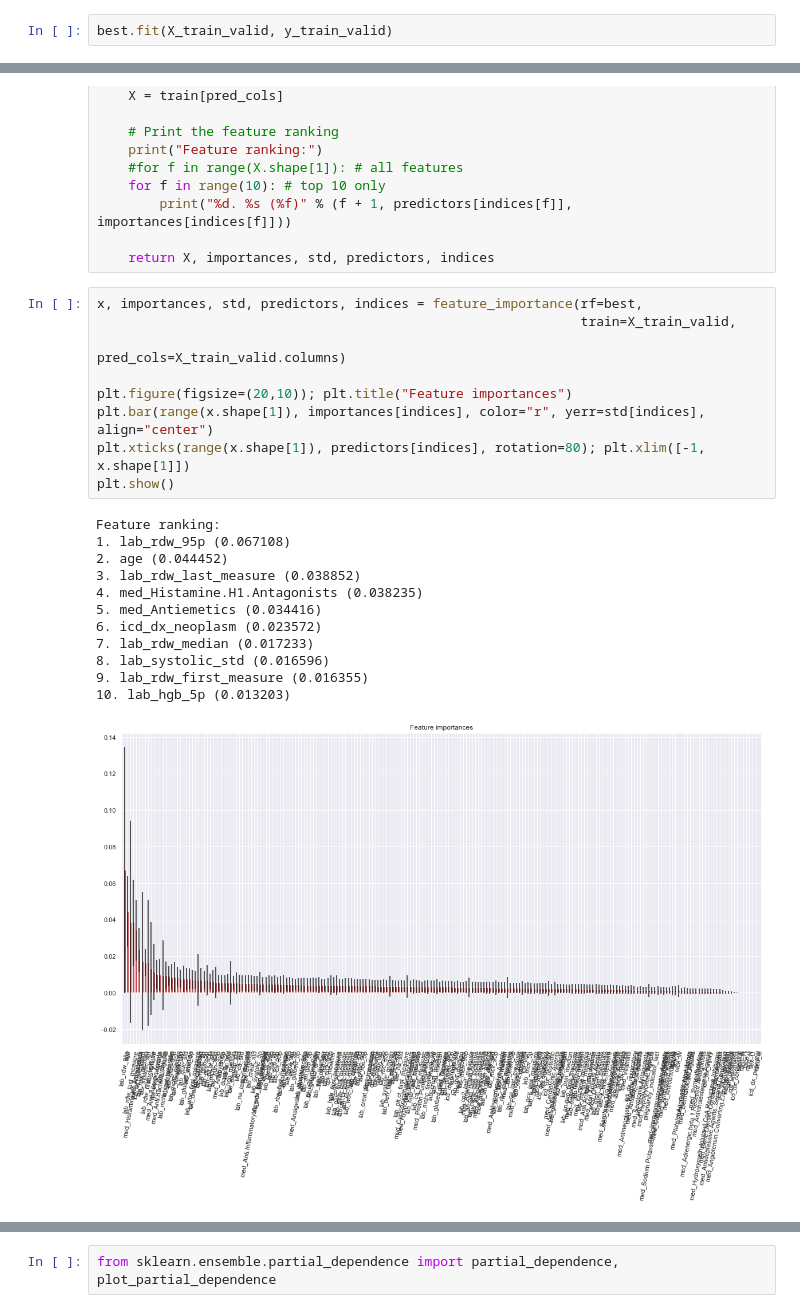
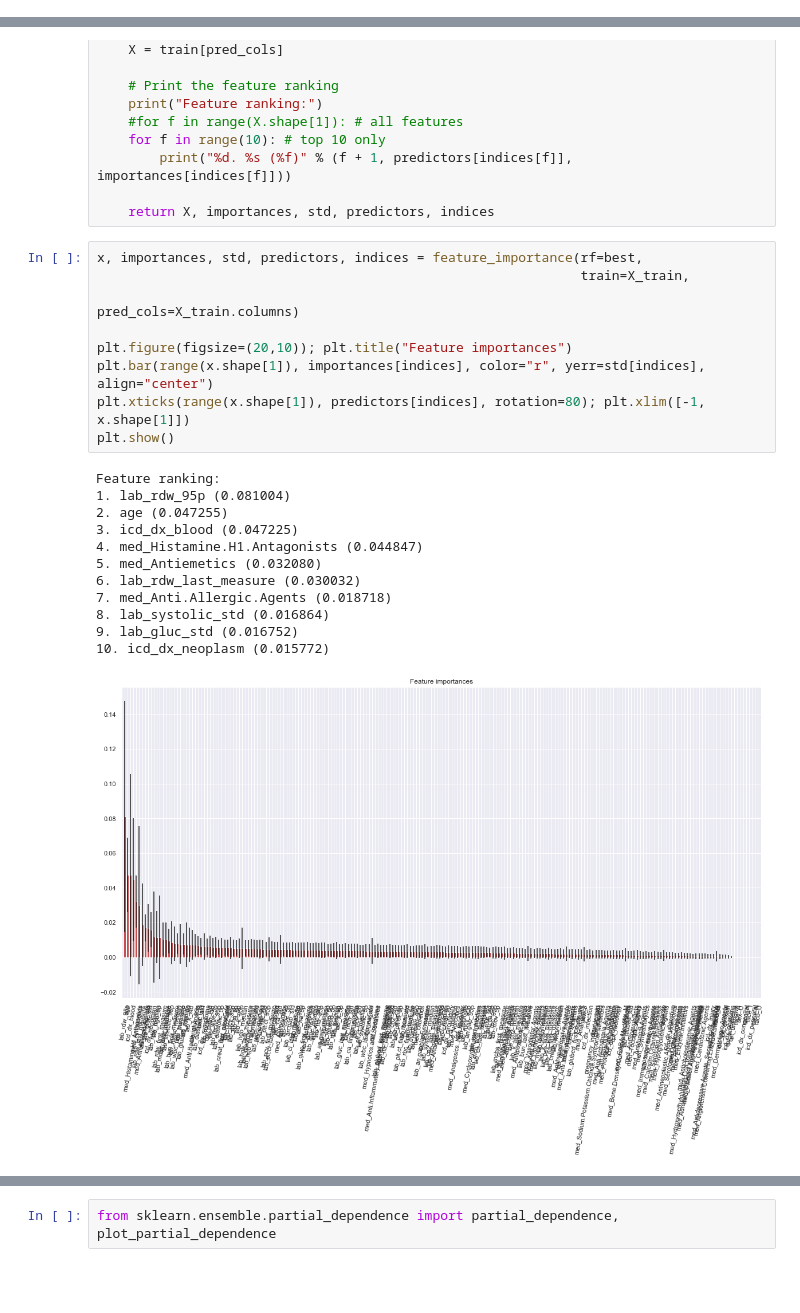
Before and after one commit to alvinjeffery/Bios8366_project, a Jupyter notebook: code/machine_learning.ipynb, the cells around one changed output, grey strips where cells are left out. Cells and saved outputs as stored; diff of their text form; blank space fills up the shorter version.

```diff
--- a/code/machine_learning.ipynb
+++ b/code/machine_learning.ipynb
@@ -213,2 +217,0 @@ y_train_valid = pd.concat([y_train, y_valid], ignore_index=True)
-# %%
-best.fit(X_train_valid, y_train_valid)
@@ -337,23 +328,23 @@ def feature_importance(rf, train, pred_cols):
     return X, importances, std, predictors, indices
 # %%
 x, importances, std, predictors, indices = feature_importance(rf=best,
-                                                              train=X_train_valid,
-                                                              pred_cols=X_train_valid.columns)
+                                                              train=X_train,
+                                                              pred_cols=X_train.columns)
 
 plt.figure(figsize=(20,10)); plt.title("Feature importances")
 plt.bar(range(x.shape[1]), importances[indices], color="r", yerr=std[indices], align="center")
 plt.xticks(range(x.shape[1]), predictors[indices], rotation=80); plt.xlim([-1, x.shape[1]])
 plt.show()
 # %% [output]
 Feature ranking:
-1. lab_rdw_95p (0.067108)
-2. age (0.044452)
-3. lab_rdw_last_measure (0.038852)
-4. med_Histamine.H1.Antagonists (0.038235)
-5. med_Antiemetics (0.034416)
-6. icd_dx_neoplasm (0.023572)
-7. lab_rdw_median (0.017233)
-8. lab_systolic_std (0.016596)
-9. lab_rdw_first_measure (0.016355)
-10. lab_hgb_5p (0.013203)
+1. lab_rdw_95p (0.081004)
+2. age (0.047255)
+3. icd_dx_blood (0.047225)
+4. med_Histamine.H1.Antagonists (0.044847)
+5. med_Antiemetics (0.032080)
+6. lab_rdw_last_measure (0.030032)
+7. med_Anti.Allergic.Agents (0.018718)
+8. lab_systolic_std (0.016864)
+9. lab_gluc_std (0.016752)
+10. icd_dx_neoplasm (0.015772)
-[figure, old version]
+[figure, new version]
```
Also changed, not shown: parts of 33 cells of this notebook, 2 other files.
